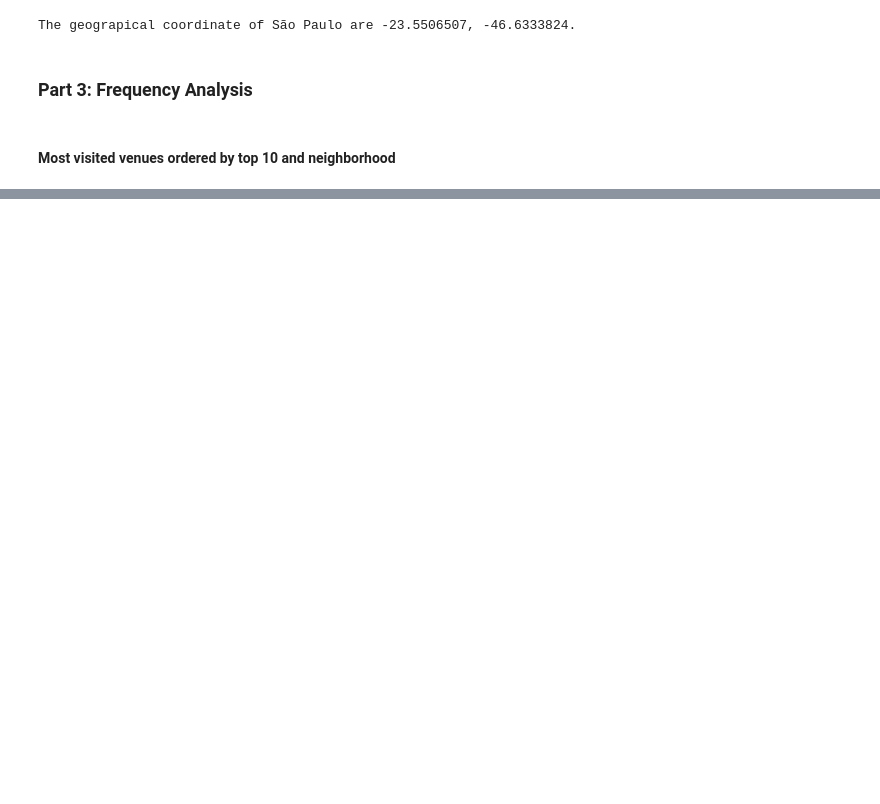
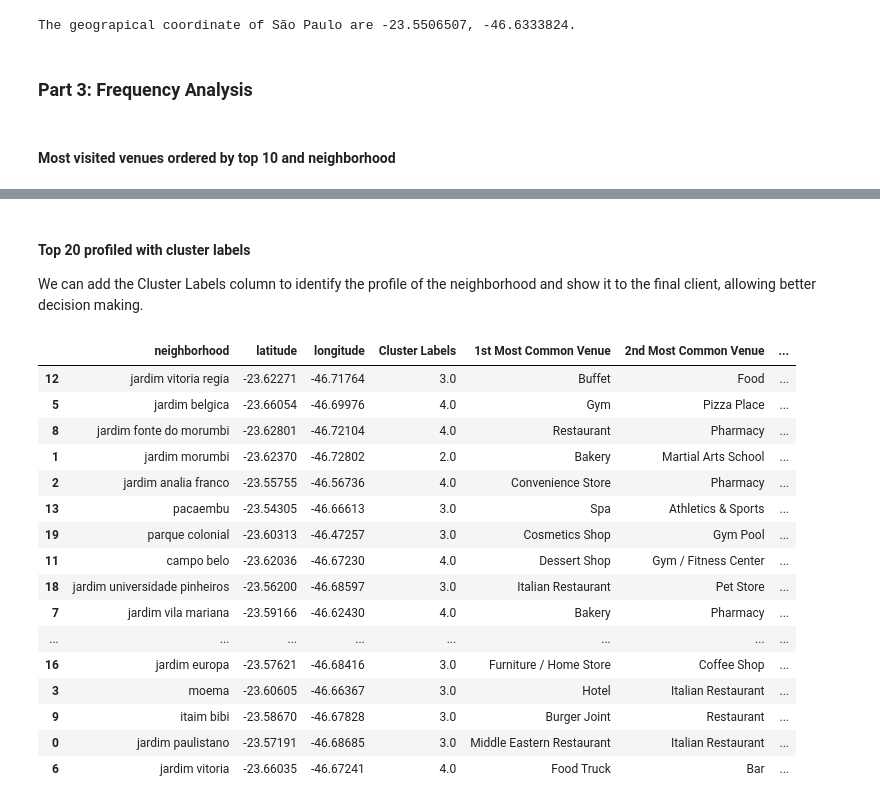
Before and after one commit to FernandoRFranca/Coursera_Capstone, a Jupyter notebook: Coursera Data Science Final Project.ipynb, the cells around one changed output, grey strips where cells are left out. Cells and saved outputs as stored; diff of their text form; code cells hidden in the pictures; blank space fills up the shorter version.

```diff
--- a/Coursera Data Science Final Project.ipynb
+++ b/Coursera Data Science Final Project.ipynb
@@ -925,0 +1059,10 @@ saopaulo_map_with_venues = map_creator(saopaulo_venues, latitude=saopaulo_coordi
+# %%
+# add clustering labels
+neighborhoods_venues_sorted.insert(0, 'Cluster Labels', kmeans.labels_)
+
+saopaulo_merged = coord_df
+
+# merge saopaulo_grouped with saopaulo_data to add latitude/longitude for each neighborhood
+saopaulo_merged = saopaulo_merged.join(neighborhoods_venues_sorted.set_index('Neighborhood'), on='Neighborhood')
+
+saopaulo_merged.head() # check the last columns!
@@ -925,0 +1081,4 @@ saopaulo_map_with_venues = map_creator(saopaulo_venues, latitude=saopaulo_coordi
+# %%
+# Exclude NaN from DataFrame
+subset = ['Cluster Labels']
+saopaulo_merged.dropna(inplace=True)
@@ -925,0 +1229,7 @@ saopaulo_map_with_venues = map_creator(saopaulo_venues, latitude=saopaulo_coordi
+# %%
+import traceback
+try:
+    saopaulo_merged.rename(columns={'Neighborhood' : 'neighborhood'}, inplace=True)
+except:
+    traceback.print_exc()
+saopaulo_merged.head()
@@ -925,0 +1243,26 @@ saopaulo_map_with_venues = map_creator(saopaulo_venues, latitude=saopaulo_coordi
+# %% [markdown]
+#### Top 20 profiled with cluster labels
+
+We can add the Cluster Labels column to identify the profile of the neighborhood and show it to the final client, allowing better decision making.
+# %%
+saopaulo_merged_final = pd.merge(saopaulo_merged, price_vs_cb_df_top20, on='neighborhood',how='inner').sort_values(by='cost_benefit_ratio', ascending=False)
+# %%
+saopaulo_merged_final
+# %% [output]
+|  | neighborhood | latitude | longitude | Cluster Labels | 1st Most Common Venue | 2nd Most Common Venue | ... |
+| 12 | jardim vitoria regia | -23.62271 | -46.71764 | 3.0 | Buffet | Food | ... |
+| 5 | jardim belgica | -23.66054 | -46.69976 | 4.0 | Gym | Pizza Place | ... |
+| 8 | jardim fonte do morumbi | -23.62801 | -46.72104 | 4.0 | Restaurant | Pharmacy | ... |
+| 1 | jardim morumbi | -23.62370 | -46.72802 | 2.0 | Bakery | Martial Arts School | ... |
+| 2 | jardim analia franco | -23.55755 | -46.56736 | 4.0 | Convenience Store | Pharmacy | ... |
+| 13 | pacaembu | -23.54305 | -46.66613 | 3.0 | Spa | Athletics & Sports | ... |
+| 19 | parque colonial | -23.60313 | -46.47257 | 3.0 | Cosmetics Shop | Gym Pool | ... |
+| 11 | campo belo | -23.62036 | -46.67230 | 4.0 | Dessert Shop | Gym / Fitness Center | ... |
+| 18 | jardim universidade pinheiros | -23.56200 | -46.68597 | 3.0 | Italian Restaurant | Pet Store | ... |
+| 7 | jardim vila mariana | -23.59166 | -46.62430 | 4.0 | Bakery | Pharmacy | ... |
+| ... | ... | ... | ... | ... | ... | ... | ... |
+| 16 | jardim europa | -23.57621 | -46.68416 | 3.0 | Furniture / Home Store | Coffee Shop | ... |
+| 3 | moema | -23.60605 | -46.66367 | 3.0 | Hotel | Italian Restaurant | ... |
+| 9 | itaim bibi | -23.58670 | -46.67828 | 3.0 | Burger Joint | Restaurant | ... |
+| 0 | jardim paulistano | -23.57191 | -46.68685 | 3.0 | Middle Eastern Restaurant | Italian Restaurant | ... |
+| 6 | jardim vitoria | -23.66035 | -46.67241 | 4.0 | Food Truck | Bar | ... |
```
Also changed, not shown: parts of 50 cells of this notebook, 1 other file.
